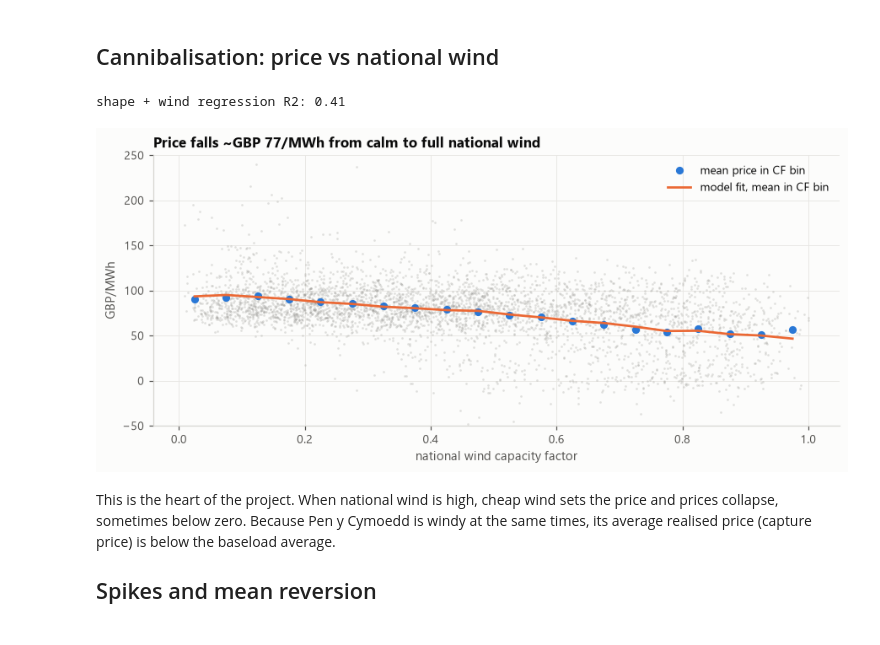
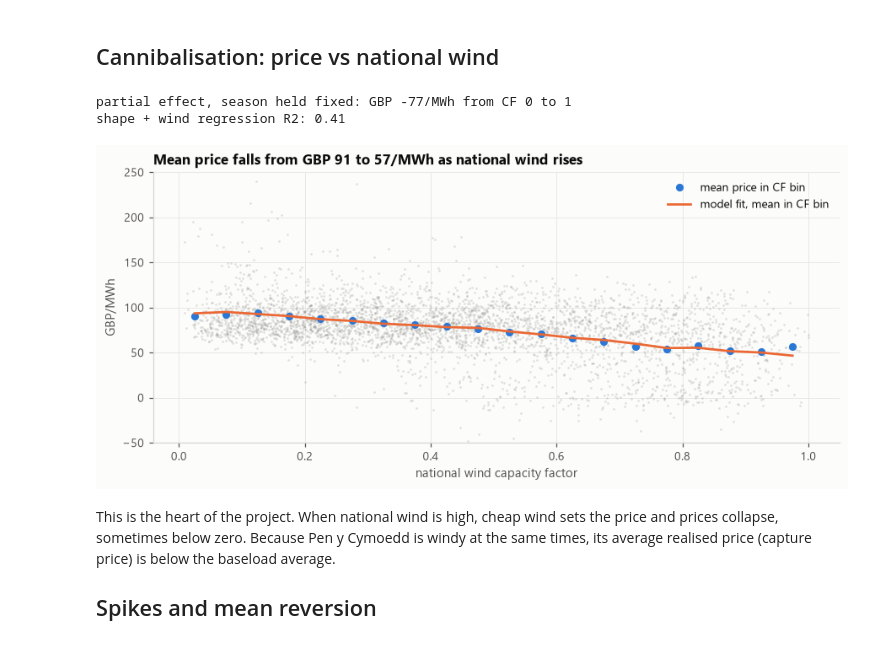
Before and after one commit to FrederickMay/wind-prs, a Jupyter notebook: notebooks/04_price_model.ipynb, the cells around one changed output. Drawn from its saved outputs; the diff is of its cells as text; code cells hidden in the pictures.

Commit message:
Fix cannibalisation chart title in price notebook

```diff
--- a/notebooks/04_price_model.ipynb
+++ b/notebooks/04_price_model.ipynb
@@ -54,23 +54,25 @@ Text(0.0, 1.0, 'Fitted intraday price shape (post-crisis)')
 # %%
 post = panel.loc["2023-07":"2025-12"].dropna(subset=["price", "national_cf"])
 bins = pd.cut(post["national_cf"], np.linspace(0, 1, 21))
 fitted = design_matrix(post.index, post["national_cf"].values) @ price.beta
 binned = post.groupby(bins, observed=True)["price"].mean()
 binned_fit = pd.Series(fitted, post.index).groupby(bins, observed=True).mean()
 centres = [b.mid for b in binned.index]
 b1, b2 = price.cannibal
 f, ax = fig(figsize=(8, 3.6))
 ax.scatter(post["national_cf"].sample(4000, random_state=0), post["price"].sample(4000, random_state=0),
            s=3, color=GREY, alpha=0.25, lw=0)
 ax.plot(centres, binned.values, "o", ms=5, color=BLUE, label="mean price in CF bin")
 ax.plot(centres, binned_fit.values, color=ORANGE, label="model fit, mean in CF bin")
 ax.set_ylim(-50, 250); ax.set_xlabel("national wind capacity factor"); ax.set_ylabel("GBP/MWh")
-ax.set_title(f"Price falls ~GBP {-(b1+b2):.0f}/MWh from calm to full national wind")
+ax.set_title(f"Mean price falls from GBP {binned.iloc[0]:.0f} to {binned.iloc[-1]:.0f}/MWh as national wind rises")
+print(f"partial effect, season held fixed: GBP {b1+b2:.0f}/MWh from CF 0 to 1")
 ax.legend(loc="upper right")
 print(f"shape + wind regression R2: {price.info['shape_r2']:.2f}")
 # %% [output]
+partial effect, season held fixed: GBP -77/MWh from CF 0 to 1
 shape + wind regression R2: 0.41
-[figure, old version]
+[figure, new version]
 # %% [markdown]
 This is the heart of the project. When national wind is high, cheap wind
 sets the price and prices collapse, sometimes below zero. Because Pen y
```
